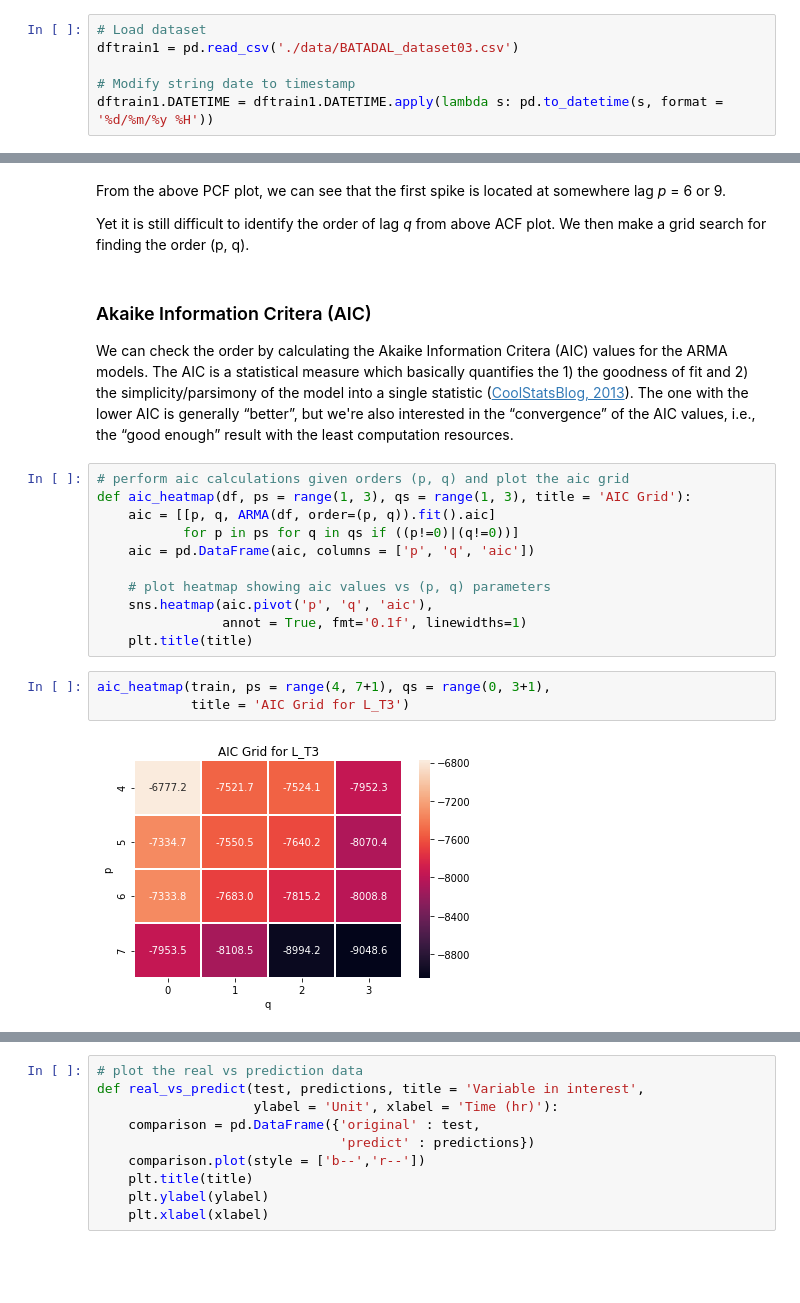
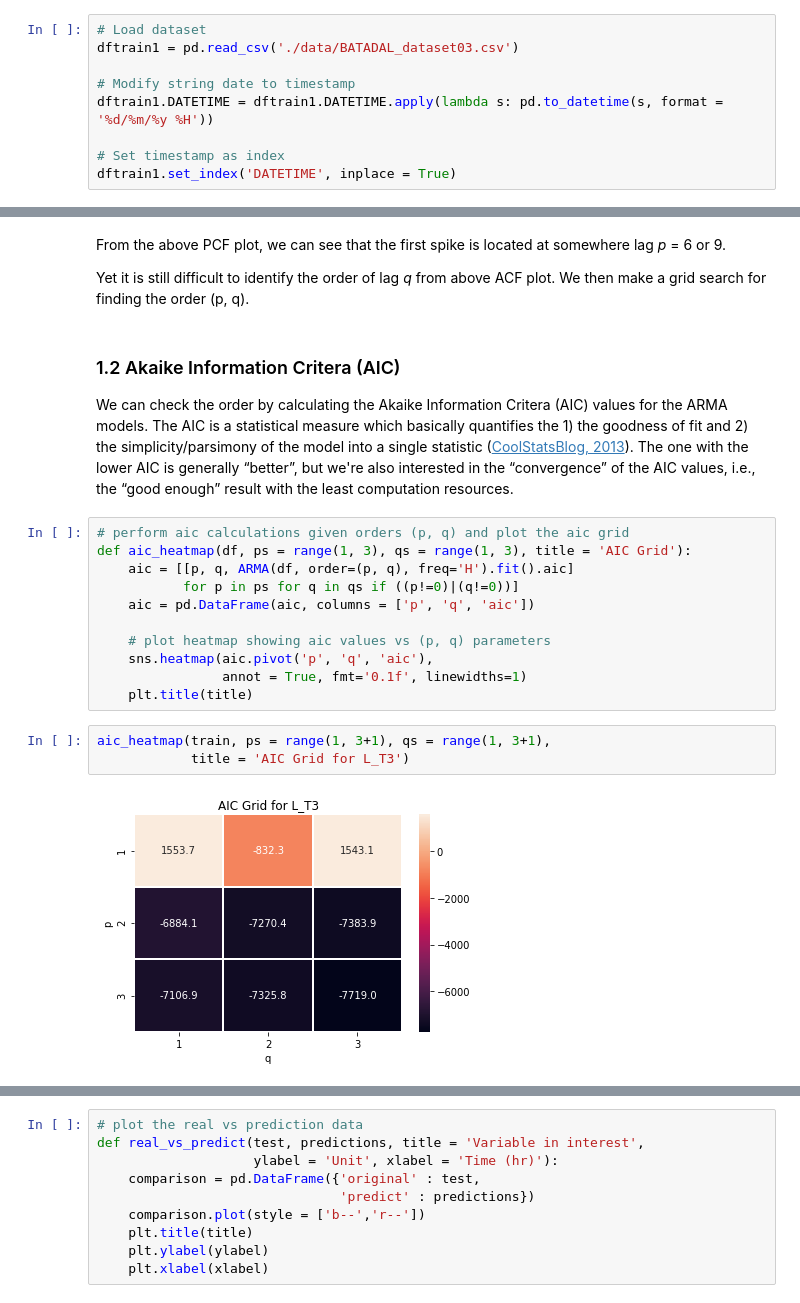
Before and after one commit to chengh42/Cyber-Data-Analytics, a Jupyter notebook: batadal/Task2_ARMA.ipynb, the cells around one changed output, grey strips where cells are left out. Cells and saved outputs as stored; diff of their text form; blank space fills up the shorter version.

```diff
--- a/batadal/Task2_ARMA.ipynb
+++ b/batadal/Task2_ARMA.ipynb
@@ -39,6 +39,9 @@ dftrain1 = pd.read_csv('./data/BATADAL_dataset03.csv')
 
 # Modify string date to timestamp
 dftrain1.DATETIME = dftrain1.DATETIME.apply(lambda s: pd.to_datetime(s, format = '%d/%m/%y %H'))
+
+# Set timestamp as index
+dftrain1.set_index('DATETIME', inplace = True)
 # %%
 # split data into train and test datasets
 def split_train_test(df, n = 24): # n = test size
@@ -84,12 +87,12 @@ From the above PCF plot, we can see that the first spike is located at somewhere
 
 Yet it is still difficult to identify the order of lag *q* from above ACF plot. We then make a grid search for finding the order (p, q).
 # %% [markdown]
-### Akaike Information Critera (AIC)
+### 1.2 Akaike Information Critera (AIC)
 We can check the order by calculating the Akaike Information Critera (AIC) values for the ARMA models. The AIC is a statistical measure which basically quantifies the 1) the goodness of fit and 2) the simplicity/parsimony of the model into a single statistic ([CoolStatsBlog, 2013](https://coolstatsblog.com/2013/08/14/using-aic-to-test-arima-models-2/)). The one with the lower AIC is generally “better”, but we're also interested in the “convergence” of the AIC values, i.e., the “good enough” result with the least computation resources.
 # %%
 # perform aic calculations given orders (p, q) and plot the aic grid
 def aic_heatmap(df, ps = range(1, 3), qs = range(1, 3), title = 'AIC Grid'):
-    aic = [[p, q, ARMA(df, order=(p, q)).fit().aic]
+    aic = [[p, q, ARMA(df, order=(p, q), freq='H').fit().aic]
            for p in ps for q in qs if ((p!=0)|(q!=0))]
     aic = pd.DataFrame(aic, columns = ['p', 'q', 'aic'])
 
@@ -98,8 +101,8 @@ def aic_heatmap(df, ps = range(1, 3), qs = range(1, 3), title = 'AIC Grid'):
                 annot = True, fmt='0.1f', linewidths=1)
     plt.title(title)
 # %%
-aic_heatmap(train, ps = range(4, 7+1), qs = range(0, 3+1),
+aic_heatmap(train, ps = range(1, 3+1), qs = range(1, 3+1),
             title = 'AIC Grid for L_T3')
 # %% [output]
-[figure, old version]
+[figure, new version]
 # %% [markdown]
```
Also changed, not shown: parts of 70 cells of this notebook.
